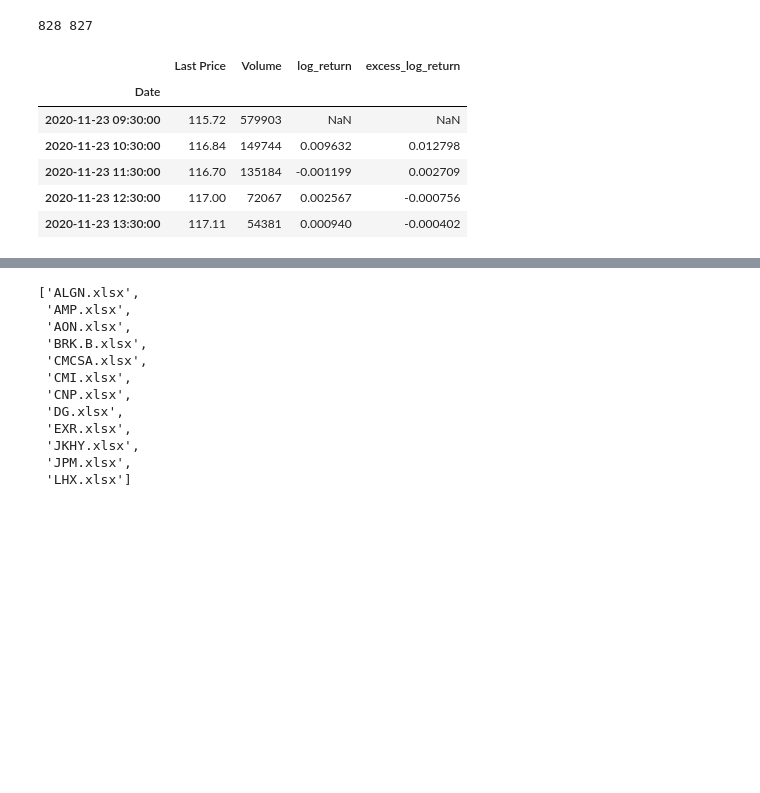
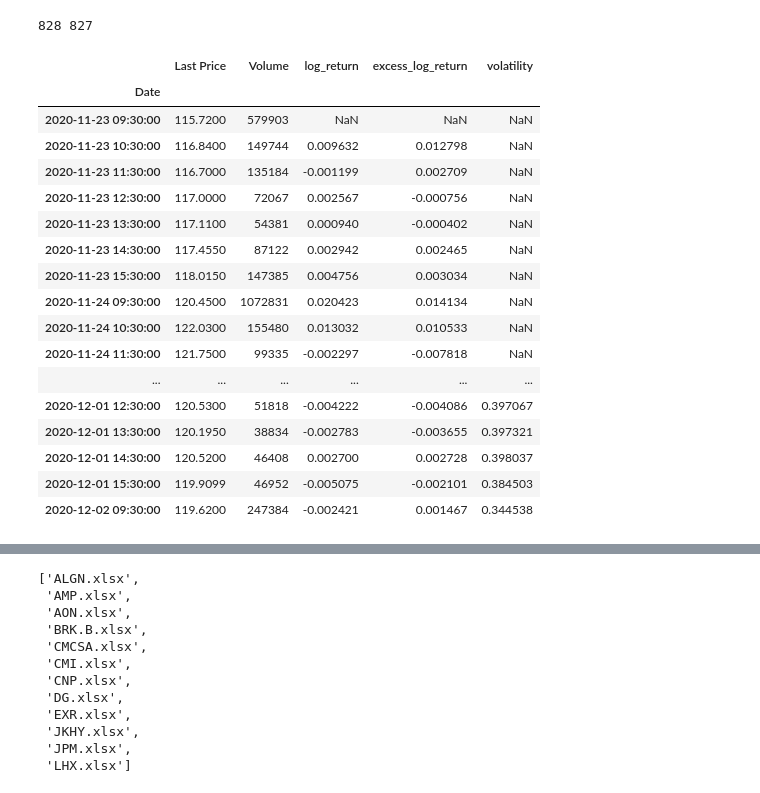
Before and after one commit to JackieZ89/NLP_Project2_Twitter_Sentiment, a Jupyter notebook: Pre-process tweets.ipynb, the cells around one changed output, grey strips where cells are left out. Saved outputs shown, nothing was run; the diff lists cells and outputs as text; code cells hidden in the pictures; blank space fills up the shorter version.

Commit message:
volatility

```diff
--- a/Pre-process tweets.ipynb
+++ b/Pre-process tweets.ipynb
@@ -164,30 +164,48 @@ print(len(JPM_price),len(SPY_price))
 # %%
 #calculate Excess of Log-return
 
 def excess_log_return(df,SPY_price, freq='H'):
     SPY_price= SPY_price.iloc[::-1]
     SPY_price.rename(columns={"Last Price": "SPY_price",
                               "Volume": "SPY_vol",
                               "SMAVG (15)":"SPY_SMAVG"},inplace = True)
     df = df.iloc[::-1]
     df_all = pd.concat([SPY_price,df], axis=1, join='inner').reindex(SPY_price.index)
     #use specific time interval, e.g every hour
     times = pd.date_range(start='2020-11-23 09:30:00', end='2020-12-08 15:55:00', freq=freq)
     df_all['filter'] = [True if x in times else False for x in df_all.index]
     df_all = df_all[df_all['filter']]
     #calclulate log return
     df_all['log_return'] = np.log(df_all['Last Price']) - np.log(df_all['Last Price'].shift(1))
     df_all['SPY_log_return'] = np.log(df_all['SPY_price']) - np.log(df_all['SPY_price'].shift(1))
     df_all['excess_log_return'] = df_all['log_return'] - df_all['SPY_log_return']
-    return df_all.loc[:,['Last Price','Volume','log_return','excess_log_return']]
+
+    #calculate rolling volatility, starting date = 2020-11-30 09:30:00, price starting date: 2020-11-23 09:30:00
+    window = 3 * 7 + 4 # 7 days * 7 hours per day: 9:30 - 15:30
+    dpy = 252 * 7  # trading hours per year
+    ann_factor = dpy / window
+    df_all['volatility'] = df_all['log_return'].rolling(window).std() * ann_factor #annulized volatility
+
+    return df_all.loc[:,['Last Price','Volume','log_return','excess_log_return','volatility']]
 
 df_JPM = excess_log_return(JPM_price,SPY_price)
-df_JPM.head()
+df_JPM.head(40)
 # %% [output]
-|  | Last Price | Volume | log_return | excess_log_return |
-| Date |  |  |  |  |
-| 2020-11-23 09:30:00 | 115.72 | 579903 | NaN | NaN |
-| 2020-11-23 10:30:00 | 116.84 | 149744 | 0.009632 | 0.012798 |
-| 2020-11-23 11:30:00 | 116.70 | 135184 | -0.001199 | 0.002709 |
-| 2020-11-23 12:30:00 | 117.00 | 72067 | 0.002567 | -0.000756 |
-| 2020-11-23 13:30:00 | 117.11 | 54381 | 0.000940 | -0.000402 |
+|  | Last Price | Volume | log_return | excess_log_return | volatility |
+| Date |  |  |  |  |  |
+| 2020-11-23 09:30:00 | 115.7200 | 579903 | NaN | NaN | NaN |
+| 2020-11-23 10:30:00 | 116.8400 | 149744 | 0.009632 | 0.012798 | NaN |
+| 2020-11-23 11:30:00 | 116.7000 | 135184 | -0.001199 | 0.002709 | NaN |
+| 2020-11-23 12:30:00 | 117.0000 | 72067 | 0.002567 | -0.000756 | NaN |
+| 2020-11-23 13:30:00 | 117.1100 | 54381 | 0.000940 | -0.000402 | NaN |
+| 2020-11-23 14:30:00 | 117.4550 | 87122 | 0.002942 | 0.002465 | NaN |
+| 2020-11-23 15:30:00 | 118.0150 | 147385 | 0.004756 | 0.003034 | NaN |
+| 2020-11-24 09:30:00 | 120.4500 | 1072831 | 0.020423 | 0.014134 | NaN |
+| 2020-11-24 10:30:00 | 122.0300 | 155480 | 0.013032 | 0.010533 | NaN |
+| 2020-11-24 11:30:00 | 121.7500 | 99335 | -0.002297 | -0.007818 | NaN |
+| ... | ... | ... | ... | ... | ... |
+| 2020-12-01 12:30:00 | 120.5300 | 51818 | -0.004222 | -0.004086 | 0.397067 |
+| 2020-12-01 13:30:00 | 120.1950 | 38834 | -0.002783 | -0.003655 | 0.397321 |
+| 2020-12-01 14:30:00 | 120.5200 | 46408 | 0.002700 | 0.002728 | 0.398037 |
+| 2020-12-01 15:30:00 | 119.9099 | 46952 | -0.005075 | -0.002101 | 0.384503 |
+| 2020-12-02 09:30:00 | 119.6200 | 247384 | -0.002421 | 0.001467 | 0.344538 |
```
Also changed, not shown: parts of 4 cells of this notebook, 2 other files.
